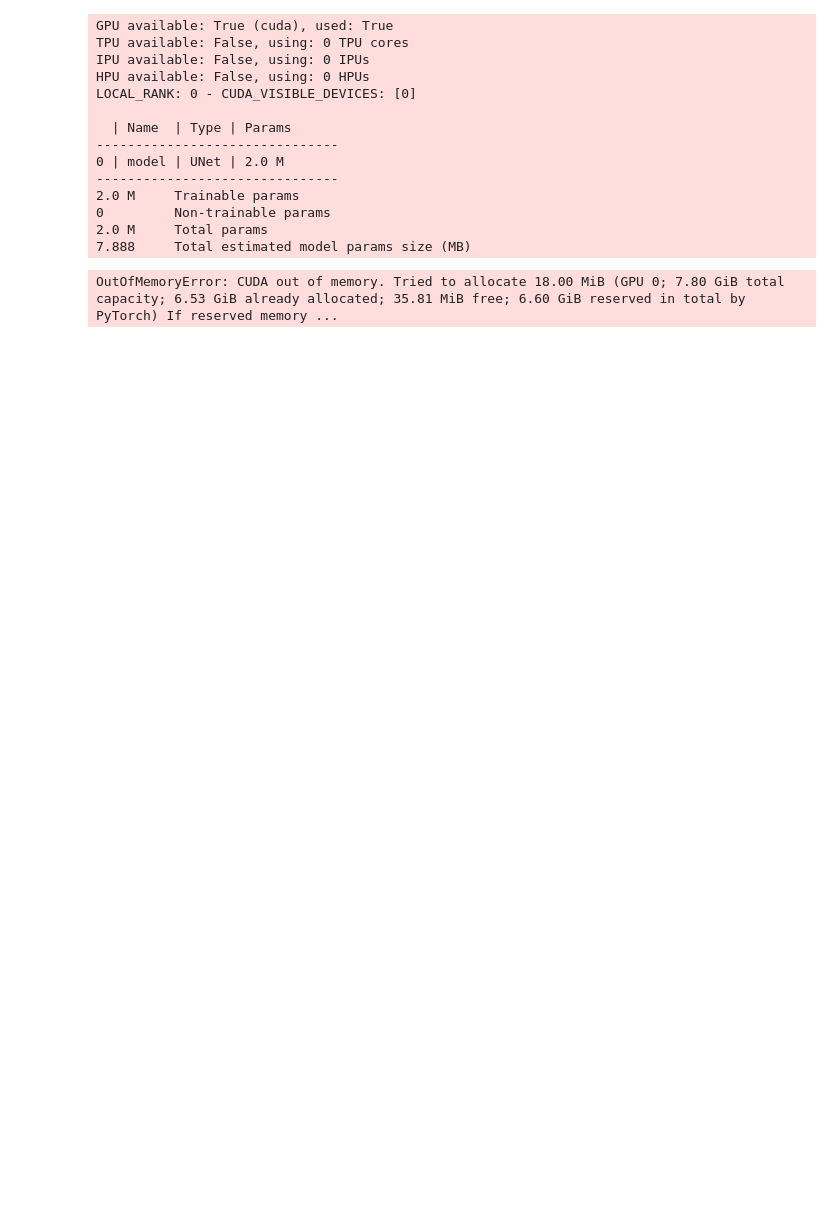
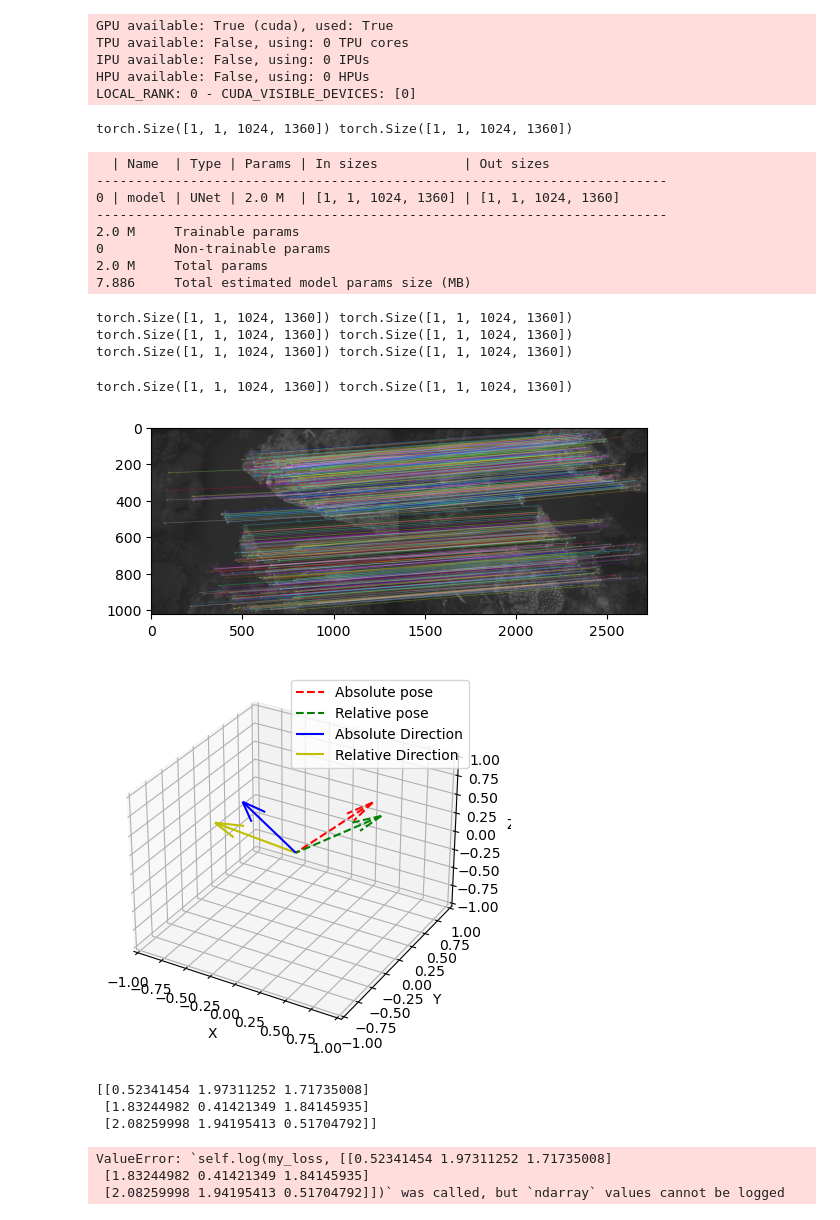
Before and after one commit to ashiqulalamkhan/long_term_underwater_vision, a Jupyter notebook: model/custom_dataset.ipynb, the cells around one changed output. Drawn from its saved outputs; the diff is of its cells as text; code cells hidden in the pictures; blank space fills up the shorter version.

```diff
--- a/model/custom_dataset.ipynb
+++ b/model/custom_dataset.ipynb
@@ -120,10 +147,10 @@ criterion = ContrastiveLoss()
 # F.mse_loss(image[0][1], image[1][1])
 # %%
 def create_model():
-    model = torchvision.models.resnet18(pretrained=False, num_classes=2)
-    model.conv1 = nn.Conv2d(3, 64, kernel_size=(3, 3), stride=(1, 1), padding=(1, 1), bias=False)
-    model.maxpool = nn.Identity()
-    model2 = UNet(in_channels=3,
+    # model = torchvision.models.resnet18(pretrained=False, num_classes=2)
+    # model.conv1 = nn.Conv2d(3, 64, kernel_size=(3, 3), stride=(1, 1), padding=(1, 1), bias=False)
+    # model.maxpool = nn.Identity()
+    model2 = UNet(in_channels=1,
              out_channels=1,
              n_blocks=4,
              start_filters=32,
@@ -132,7 +159,19 @@ def create_model():
              conv_mode='same',
              dim=2)
     return model2
-m = create_model()
-m.cuda()
-summary(m,(3,256,384))
+model = create_model()
+model.cuda()
+####SAVING FROM CHECKPOINT
+#summary(m,(3,256,384))
+checkpoint = torch.load("/home/turin/Documents/GitHub/long_term_underwater_vision/model/auto_logs/autoencoder/version_9/checkpoints/epoch=2-step=2400.ckpt")
+#m.load_state_dict(checkpoint['state_dict'])
+check_state = checkpoint['state_dict']
+model_state = model.state_dict()
+key_list = list(check_state.keys())
+len(key_list)
+for idx in key_list:
+    # print(idx)
+    # print(idx[6:])
+    model_state[idx[6:]]=check_state[idx]
+model.load_state_dict(model_state)
 # %% [output]
@@ -199,30 +240,43 @@ class LitResnet(pl.LightningModule):
         }
         return {"optimizer": optimizer, "lr_scheduler": scheduler_dict}
 # %%
+torch.set_float32_matmul_precision('medium')
 model = LitResnet(lr=0.5)
+from pytorch_lightning.loggers import TensorBoardLogger
+logger = TensorBoardLogger("tb_logs",log_graph=True, name="my_model")
 trainer = Trainer(
-    max_epochs=3,
+    max_epochs=10,
     accelerator="auto",
     devices=1 if torch.cuda.is_available() else None,  # limiting got iPython runs
-    logger=CSVLogger(save_dir="logs/"),
+    logger=logger,
     callbacks=[LearningRateMonitor(logging_interval="step"), TQDMProgressBar(refresh_rate=10)],
     log_every_n_steps= 20
 )
-
 trainer.fit(model, train_dataloader)
 # %% [output]
 GPU available: True (cuda), used: True
 TPU available: False, using: 0 TPU cores
 IPU available: False, using: 0 IPUs
 HPU available: False, using: 0 HPUs
 LOCAL_RANK: 0 - CUDA_VISIBLE_DEVICES: [0]
-
-  | Name  | Type | Params
--------------------------------
-0 | model | UNet | 2.0 M
--------------------------------
-2.0 M     Trainable params
-0         Non-trainable params
-2.0 M     Total params
-7.888     Total estimated model params size (MB)
-OutOfMemoryError: CUDA out of memory. Tried to allocate 18.00 MiB (GPU 0; 7.80 GiB total capacity; 6.53 GiB already allocated; 35.81 MiB free; 6.60 GiB reserved in total by PyTorch) If reserved memory ...
+torch.Size([1, 1, 1024, 1360]) torch.Size([1, 1, 1024, 1360])
+  | Name  | Type | Params | In sizes           | Out sizes
+-------------------------------------------------------------------------
+0 | model | UNet | 2.0 M  | [1, 1, 1024, 1360] | [1, 1, 1024, 1360]
+-------------------------------------------------------------------------
+2.0 M     Trainable params
+0         Non-trainable params
+2.0 M     Total params
+7.886     Total estimated model params size (MB)
+torch.Size([1, 1, 1024, 1360]) torch.Size([1, 1, 1024, 1360])
+torch.Size([1, 1, 1024, 1360]) torch.Size([1, 1, 1024, 1360])
+torch.Size([1, 1, 1024, 1360]) torch.Size([1, 1, 1024, 1360])
+torch.Size([1, 1, 1024, 1360]) torch.Size([1, 1, 1024, 1360])
+[figure, added]
+[figure, added]
+[[0.52341454 1.97311252 1.71735008]
+ [1.83244982 0.41421349 1.84145935]
+ [2.08259998 1.94195413 0.51704792]]
+ValueError: `self.log(my_loss, [[0.52341454 1.97311252 1.71735008]
+ [1.83244982 0.41421349 1.84145935]
+ [2.08259998 1.94195413 0.51704792]])` was called, but `ndarray` values cannot be logged
```
Also changed, not shown: parts of 20 cells of this notebook, 17 other files.
